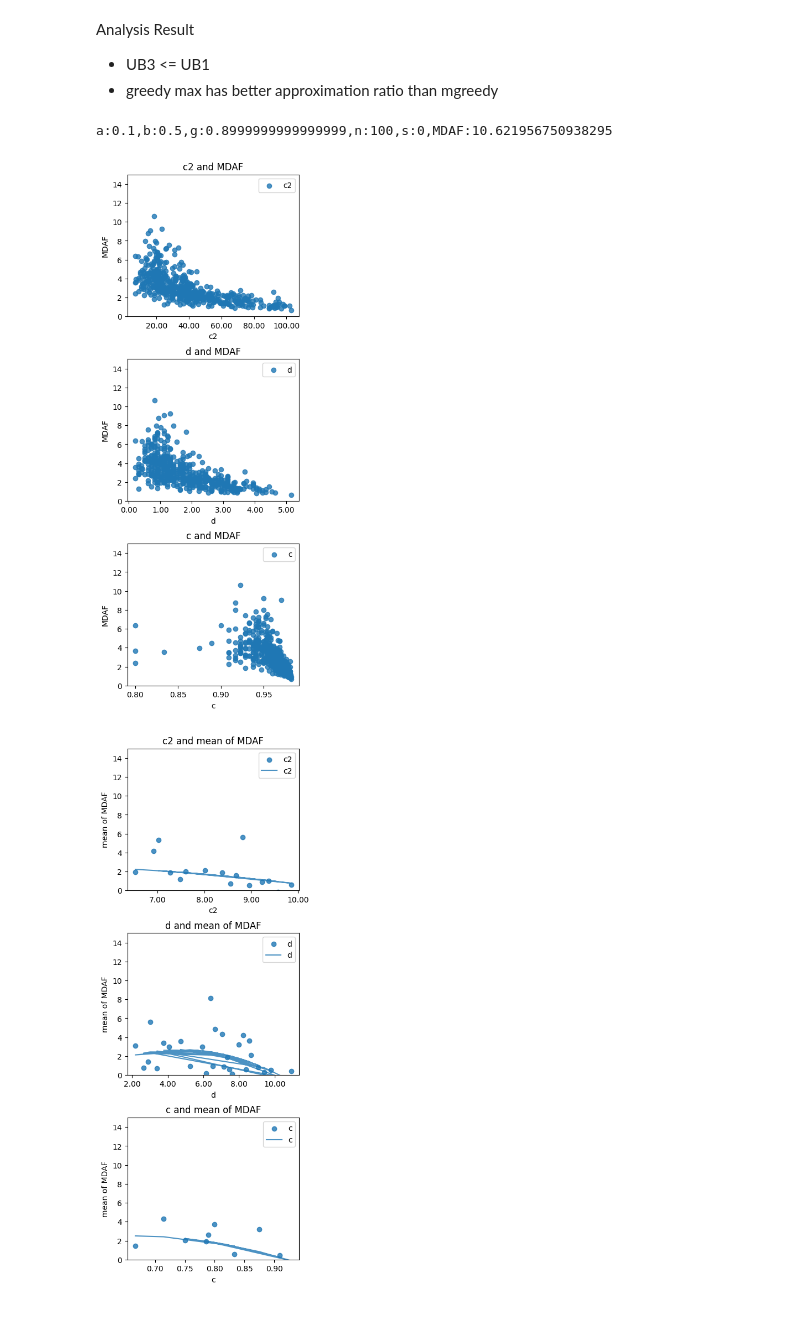
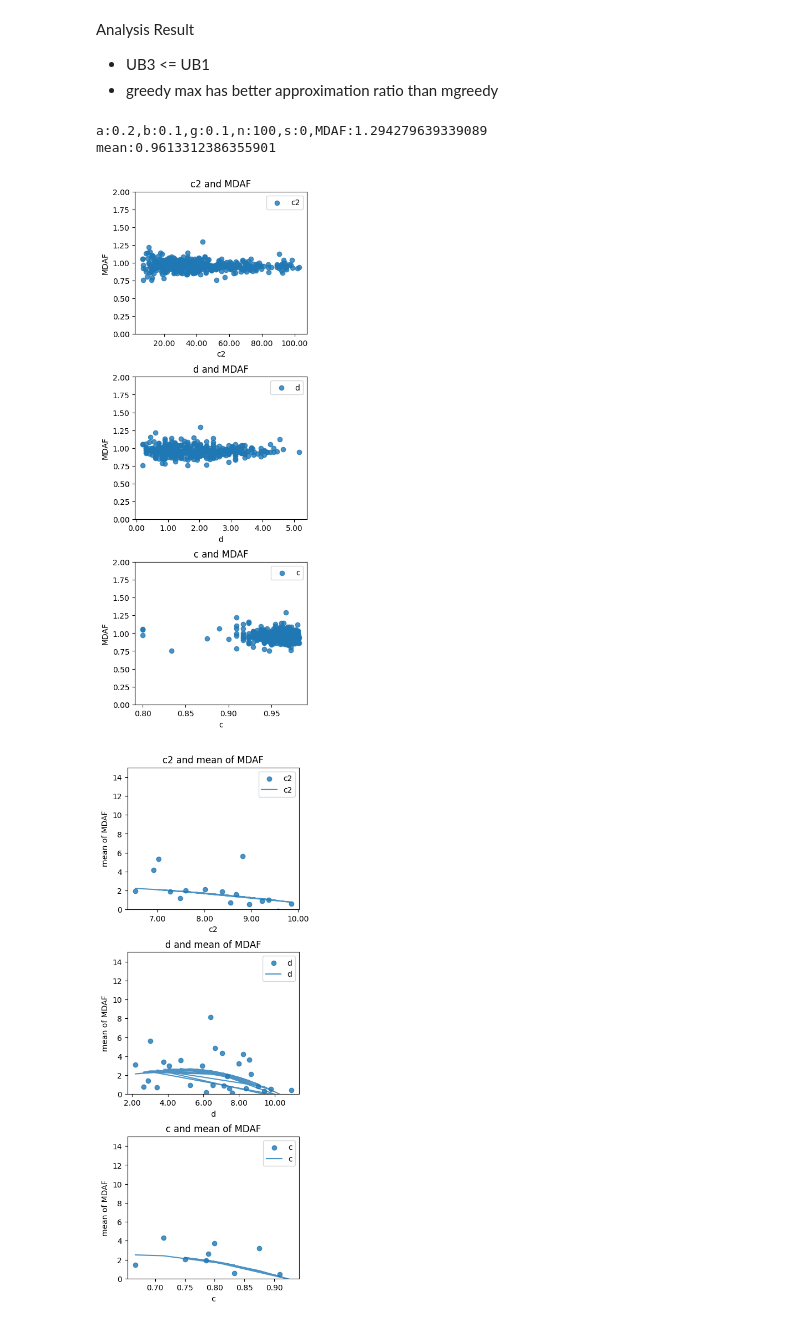
Before and after one commit to tongch8819/SubOptKnapsack, a Jupyter notebook: notebooks/plot.ipynb, the cells around one changed output. Cells and saved outputs as stored; diff of their text form; code cells hidden in the pictures.

```diff
--- a/notebooks/plot.ipynb
+++ b/notebooks/plot.ipynb
@@ -93,7 +93,7 @@ Analysis Result
 + UB3 <= UB1
 + greedy max has better approximation ratio than mgreedy
 # %%
-result_root_dir = "../result/custom-coverage-c"
+result_root_dir = "../result/custom-coverage-k-t"
 
 # Each row contains one parameter
 # alpha
@@ -118,6 +118,7 @@ for i in range(0, len(MDAF)):
         max_mdaf = MDAF[i]
         max_i = i
 print(f"a:{alpha[max_i]},b:{beta[max_i]},g:{gamma[max_i]},n:{n[max_i]},s:{seed[max_i]},MDAF:{MDAF[max_i]}")
+print(f"mean:{np.mean(MDAF)}")
 
 max_mdaf = 0
 max_config = None
@@ -141,36 +142,37 @@ parameter_list = [
     d,
     c,
     #e,
     #f
 ]
 
 rows = len(parameters_names)
 cols = 1
 height, width = 4,4
 fig, axes = plt.subplots(rows, 1, figsize=(cols * width, rows * height),
     gridspec_kw={
 	'wspace' : 0.3,
 	'hspace' : 0.3,
 })
 
 
 for ax, parameter_name, parameter in zip(axes, parameters_names, parameter_list):
     ax.set_xlabel(parameter_name)
     ax.set_ylabel("MDAF")
     ax.set_title(f"{parameter_name} and MDAF")
 
     ax.xaxis.set_major_formatter(ticker.FormatStrFormatter("%.2f"))
 
-    ax.set_ylim(0.0, 15)
+    ax.set_ylim(0.0, 2)
 
     ax.scatter(parameter, MDAF, label=parameter_name, alpha=0.8)
 
     ax.legend()
 
 plt.show()
 # %% [output]
-a:0.1,b:0.5,g:0.8999999999999999,n:100,s:0,MDAF:10.621956750938295
+a:0.2,b:0.1,g:0.1,n:100,s:0,MDAF:1.294279639339089
+mean:0.9613312386355901
-[figure, old version]
+[figure, new version]
 # %%
 def combine_similar_elements(input: list, MDAF: list, eps: float = 0.01):
     assert len(input) == len(MDAF), "Inconsisitent"
```
Also changed, not shown: parts of 2 cells of this notebook, 4 other files.
